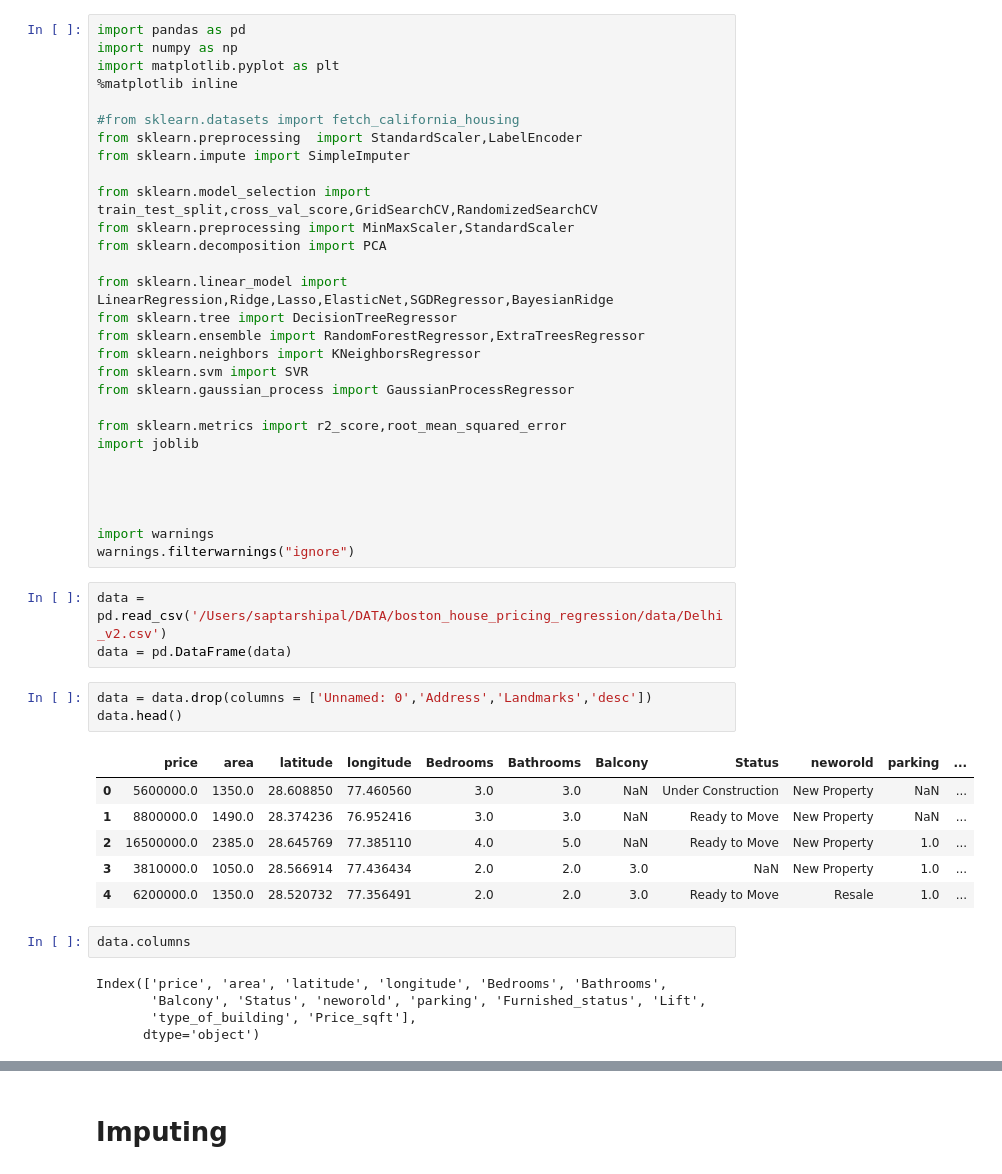
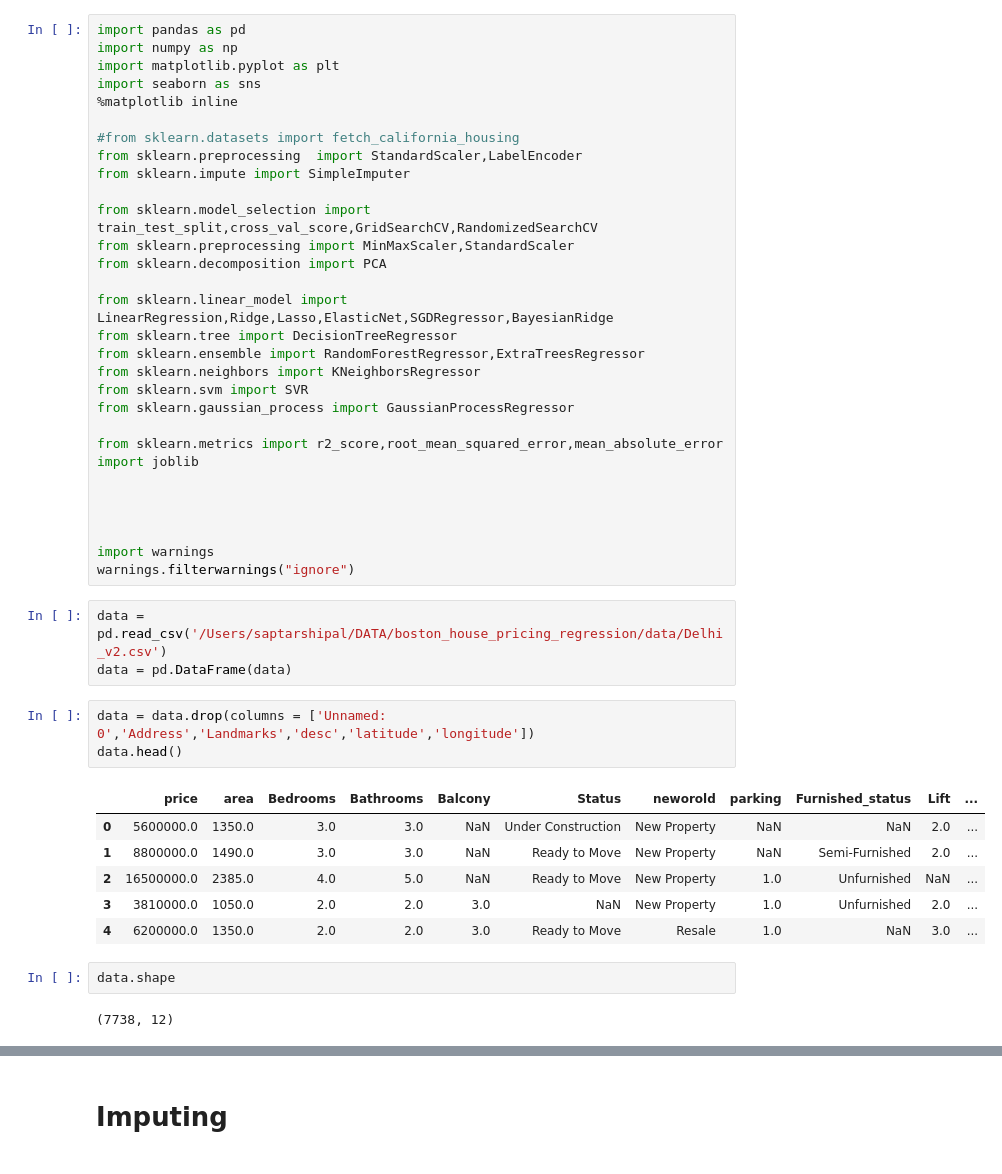
Before and after one commit to saptarshipal1/boston_house_pricing_regression, a Jupyter notebook: data/boston_housing_price.ipynb, the cells around one changed output, grey strips where cells are left out. Cells and saved outputs as stored; diff of their text form.

```diff
--- a/data/boston_housing_price.ipynb
+++ b/data/boston_housing_price.ipynb
@@ -2,6 +2,7 @@
 import pandas as pd
 import numpy as np
 import matplotlib.pyplot as plt
+import seaborn as sns
 %matplotlib inline
 
 #from sklearn.datasets import fetch_california_housing
@@ -19,7 +20,7 @@ from sklearn.neighbors import KNeighborsRegressor
 from sklearn.svm import SVR
 from sklearn.gaussian_process import GaussianProcessRegressor
 
-from sklearn.metrics import r2_score,root_mean_squared_error
+from sklearn.metrics import r2_score,root_mean_squared_error,mean_absolute_error
 import joblib
 
 
@@ -31,22 +32,19 @@ warnings.filterwarnings("ignore")
 data = pd.read_csv('/Users/saptarshipal/DATA/boston_house_pricing_regression/data/Delhi_v2.csv')
 data = pd.DataFrame(data)
 # %%
-data = data.drop(columns = ['Unnamed: 0','Address','Landmarks','desc'])
+data = data.drop(columns = ['Unnamed: 0','Address','Landmarks','desc','latitude','longitude'])
 data.head()
 # %% [output]
-|  | price | area | latitude | longitude | Bedrooms | Bathrooms | Balcony | Status | neworold | parking | ... |
-| 0 | 5600000.0 | 1350.0 | 28.608850 | 77.460560 | 3.0 | 3.0 | NaN | Under Construction | New Property | NaN | ... |
-| 1 | 8800000.0 | 1490.0 | 28.374236 | 76.952416 | 3.0 | 3.0 | NaN | Ready to Move | New Property | NaN | ... |
-| 2 | 16500000.0 | 2385.0 | 28.645769 | 77.385110 | 4.0 | 5.0 | NaN | Ready to Move | New Property | 1.0 | ... |
-| 3 | 3810000.0 | 1050.0 | 28.566914 | 77.436434 | 2.0 | 2.0 | 3.0 | NaN | New Property | 1.0 | ... |
-| 4 | 6200000.0 | 1350.0 | 28.520732 | 77.356491 | 2.0 | 2.0 | 3.0 | Ready to Move | Resale | 1.0 | ... |
+|  | price | area | Bedrooms | Bathrooms | Balcony | Status | neworold | parking | Furnished_status | Lift | ... |
+| 0 | 5600000.0 | 1350.0 | 3.0 | 3.0 | NaN | Under Construction | New Property | NaN | NaN | 2.0 | ... |
+| 1 | 8800000.0 | 1490.0 | 3.0 | 3.0 | NaN | Ready to Move | New Property | NaN | Semi-Furnished | 2.0 | ... |
+| 2 | 16500000.0 | 2385.0 | 4.0 | 5.0 | NaN | Ready to Move | New Property | 1.0 | Unfurnished | NaN | ... |
+| 3 | 3810000.0 | 1050.0 | 2.0 | 2.0 | 3.0 | NaN | New Property | 1.0 | Unfurnished | 2.0 | ... |
+| 4 | 6200000.0 | 1350.0 | 2.0 | 2.0 | 3.0 | Ready to Move | Resale | 1.0 | NaN | 3.0 | ... |
 # %%
-data.columns
+data.shape
 # %% [output]
-Index(['price', 'area', 'latitude', 'longitude', 'Bedrooms', 'Bathrooms',
-       'Balcony', 'Status', 'neworold', 'parking', 'Furnished_status', 'Lift',
-       'type_of_building', 'Price_sqft'],
-      dtype='object')
+(7738, 12)
 # %%
 data.info()
 # %% [output]
```
Also changed, not shown: parts of 28 cells of this notebook.
